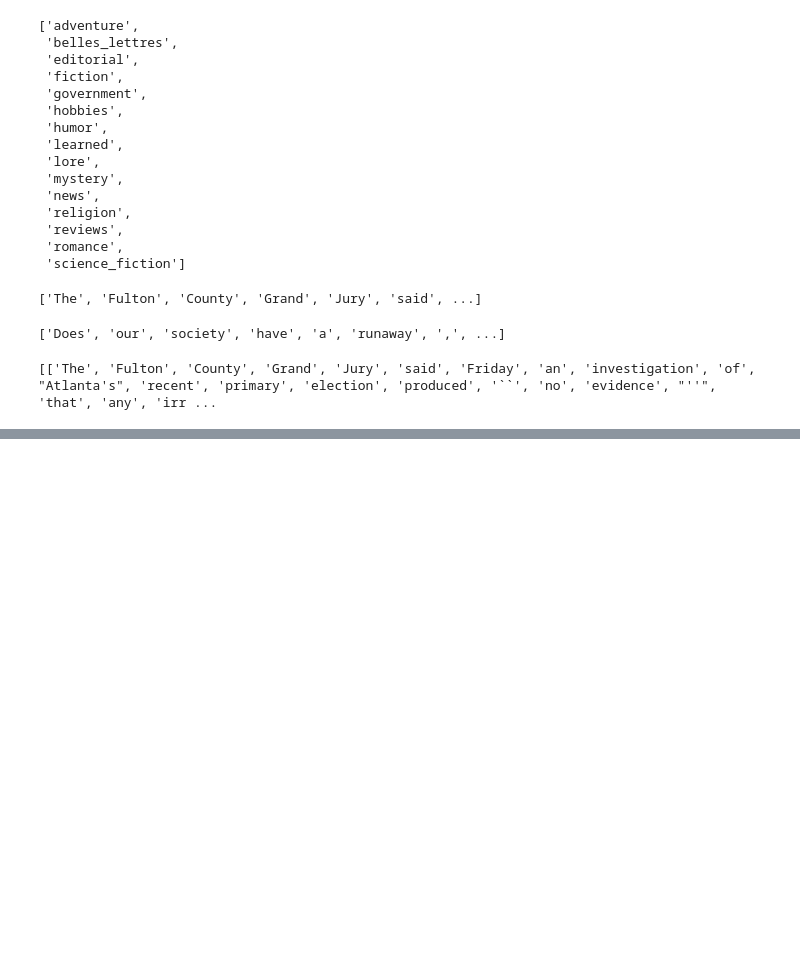
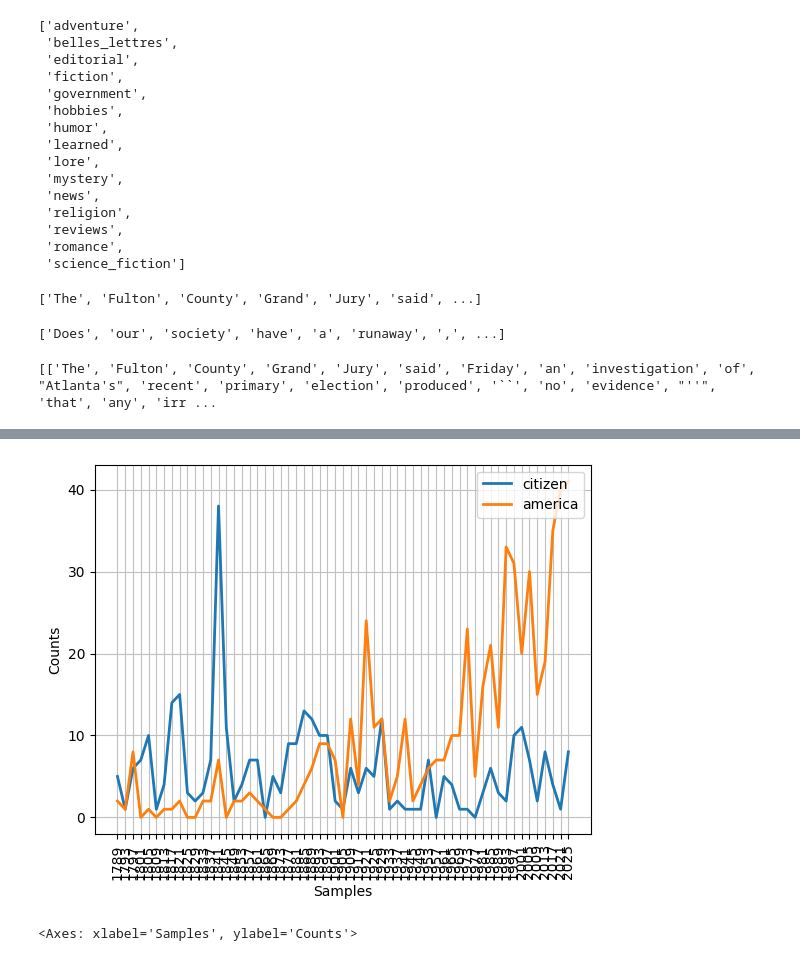
Before and after one commit to Krishan098/nlp, a Jupyter notebook: textcorpora.ipynb, the cells around one changed output, grey strips where cells are left out. Saved outputs shown, nothing was run; the diff lists cells and outputs as text; code cells hidden in the pictures; blank space fills up the shorter version.

```diff
--- a/textcorpora.ipynb
+++ b/textcorpora.ipynb
@@ -140,0 +295,12 @@ news_text=brown.words(categories='news')
+# %%
+cfd=nltk.ConditionalFreqDist(
+    (target,fileid[:4])
+    for fileid in inaugural.fileids()
+    for w in inaugural.words(fileid)
+    for target in ['america','citizen']
+    if w.lower().startswith(target)
+)
+cfd.plot()
+# %% [output]
+[figure, added]
+<Axes: xlabel='Samples', ylabel='Counts'>
```
Also changed, not shown: parts of 12 cells of this notebook.
